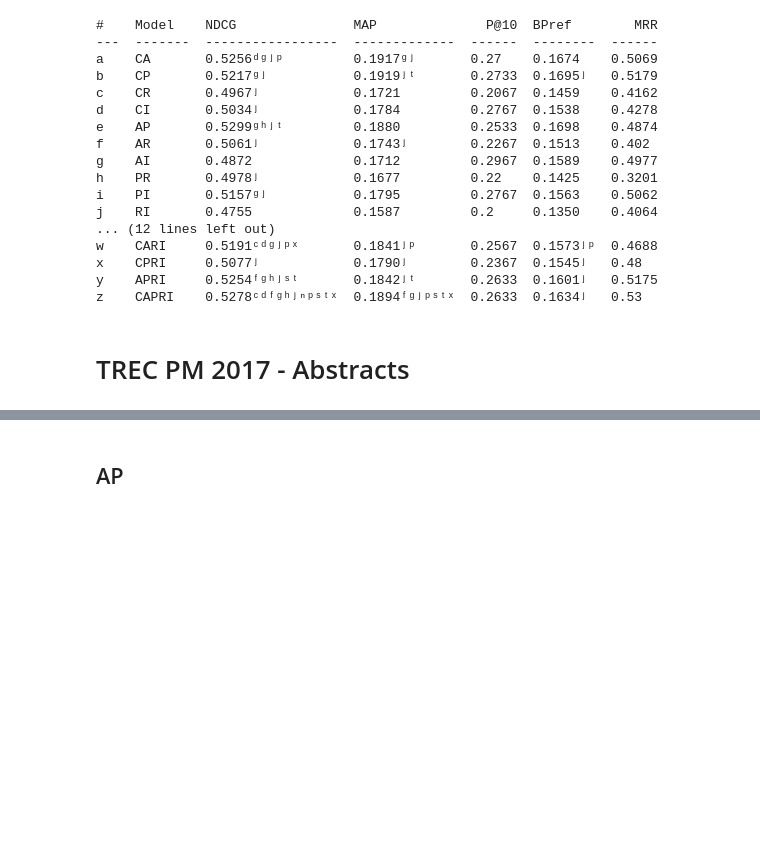
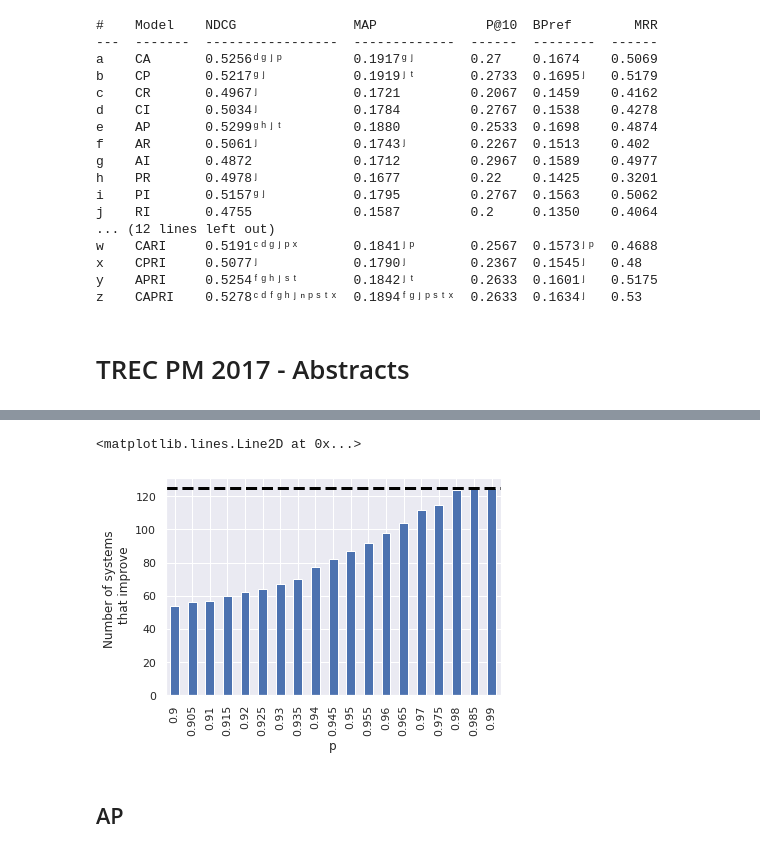
Before and after one commit to irgroup/jcdl2023-data-fusion, a Jupyter notebook: fuse.ipynb, the cells around one changed output, grey strips where cells are left out. Saved outputs shown, nothing was run; the diff lists cells and outputs as text; code cells hidden in the pictures; blank space fills up the shorter version.

```diff
--- a/fuse.ipynb
+++ b/fuse.ipynb
@@ -284,3 +310,13 @@ plt.axhline(y = len(df), color='black',linestyle = '--', linewidth=3)
+# %%
+# THE MORE PATIENT THE USER, THE HIGHER THE BENEFIT
+_data = {}
+for p in [round(0.9 + 0.005*i, 3) for i in range(0,19)]:
+    _data[p] = len(df[df['rbp.' + str(p).replace('0.', '') +' (diff)'] > 0])
+pd.DataFrame.from_dict({'Number of systems': _data}).plot.bar(xlabel='p', ylabel='Number of systems \n that improve',legend=False)
+plt.axhline(y = len(df), color='black',linestyle = '--', linewidth=3)
+# %% [output]
+<matplotlib.lines.Line2D at 0x...>
+[figure, added]
 # %% [markdown]
 ## AP
 # %%
```
Also changed, not shown: parts of 4 cells of this notebook, 1 other file.
